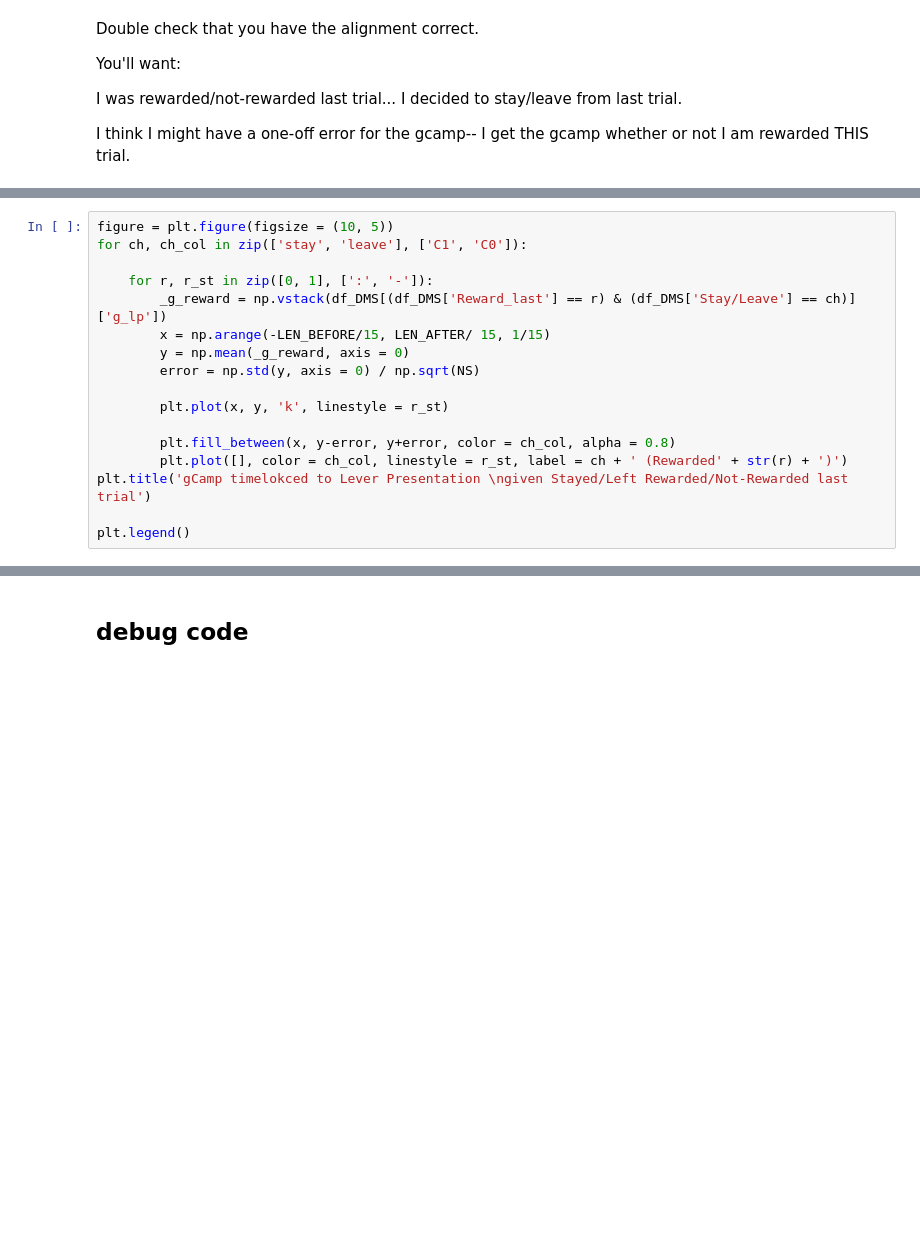
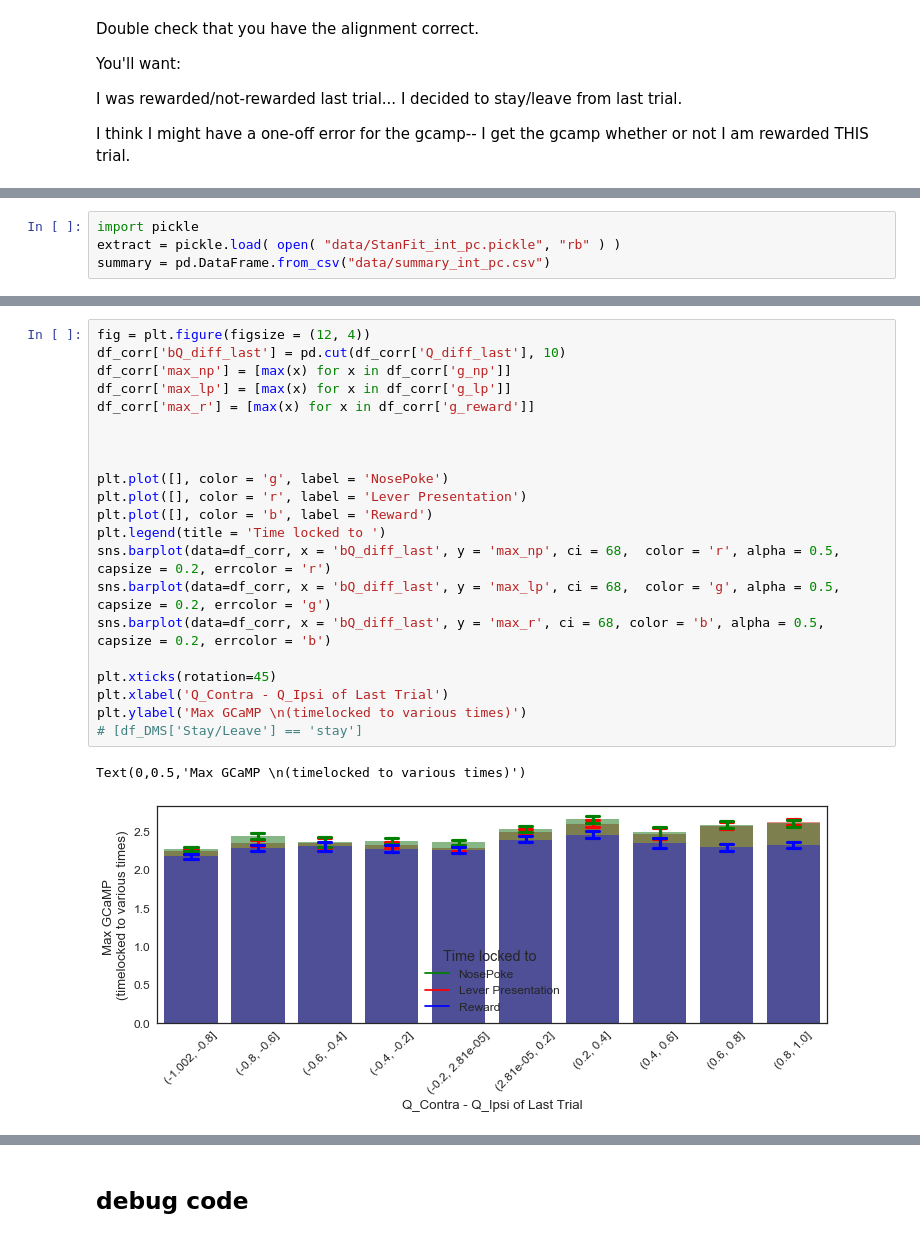
Before and after one commit to rachelstephlee/qlearning, a Jupyter notebook: BehavioralFit3.ipynb, the cells around one changed output, grey strips where cells are left out. Cells and saved outputs as stored; diff of their text form; blank space fills up the shorter version.

```diff
--- a/BehavioralFit3.ipynb
+++ b/BehavioralFit3.ipynb
@@ -532,0 +501,4 @@ I think I might have a one-off error for the gcamp-- I get the gcamp whether or
+# %%
+import pickle
+extract = pickle.load( open( "data/StanFit_int_pc.pickle", "rb" ) )
+summary = pd.DataFrame.from_csv("data/summary_int_pc.csv")
@@ -632,17 +593,0 @@ plt.legend()
-# %%
-figure = plt.figure(figsize = (10, 5))
-for ch, ch_col in zip(['stay', 'leave'], ['C1', 'C0']):
-
-    for r, r_st in zip([0, 1], [':', '-']):
-        _g_reward = np.vstack(df_DMS[(df_DMS['Reward_last'] == r) & (df_DMS['Stay/Leave'] == ch)]['g_lp'])
-        x = np.arange(-LEN_BEFORE/15, LEN_AFTER/ 15, 1/15)
-        y = np.mean(_g_reward, axis = 0)
-        error = np.std(y, axis = 0) / np.sqrt(NS)
-
-        plt.plot(x, y, 'k', linestyle = r_st)
-
-        plt.fill_between(x, y-error, y+error, color = ch_col, alpha = 0.8)
-        plt.plot([], color = ch_col, linestyle = r_st, label = ch + ' (Rewarded' + str(r) + ')')
-plt.title('gCamp timelokced to Lever Presentation \ngiven Stayed/Left Rewarded/Not-Rewarded last trial')
-
-plt.legend()
@@ -703,0 +622,24 @@ plt.legend()
+# %%
+fig = plt.figure(figsize = (12, 4))
+df_corr['bQ_diff_last'] = pd.cut(df_corr['Q_diff_last'], 10)
+df_corr['max_np'] = [max(x) for x in df_corr['g_np']]
+df_corr['max_lp'] = [max(x) for x in df_corr['g_lp']]
+df_corr['max_r'] = [max(x) for x in df_corr['g_reward']]
+
+
+
+plt.plot([], color = 'g', label = 'NosePoke')
+plt.plot([], color = 'r', label = 'Lever Presentation')
+plt.plot([], color = 'b', label = 'Reward')
+plt.legend(title = 'Time locked to ')
+sns.barplot(data=df_corr, x = 'bQ_diff_last', y = 'max_np', ci = 68,  color = 'r', alpha = 0.5,  capsize = 0.2, errcolor = 'r')
+sns.barplot(data=df_corr, x = 'bQ_diff_last', y = 'max_lp', ci = 68,  color = 'g', alpha = 0.5, capsize = 0.2, errcolor = 'g')
+sns.barplot(data=df_corr, x = 'bQ_diff_last', y = 'max_r', ci = 68, color = 'b', alpha = 0.5, capsize = 0.2, errcolor = 'b')
+
+plt.xticks(rotation=45)
+plt.xlabel('Q_Contra - Q_Ipsi of Last Trial')
+plt.ylabel('Max GCaMP \n(timelocked to various times)')
+# [df_DMS['Stay/Leave'] == 'stay']
+# %% [output]
+Text(0,0.5,'Max GCaMP \n(timelocked to various times)')
+[figure, added]
```
Also changed, not shown: parts of 34 cells of this notebook, 1 other file.
